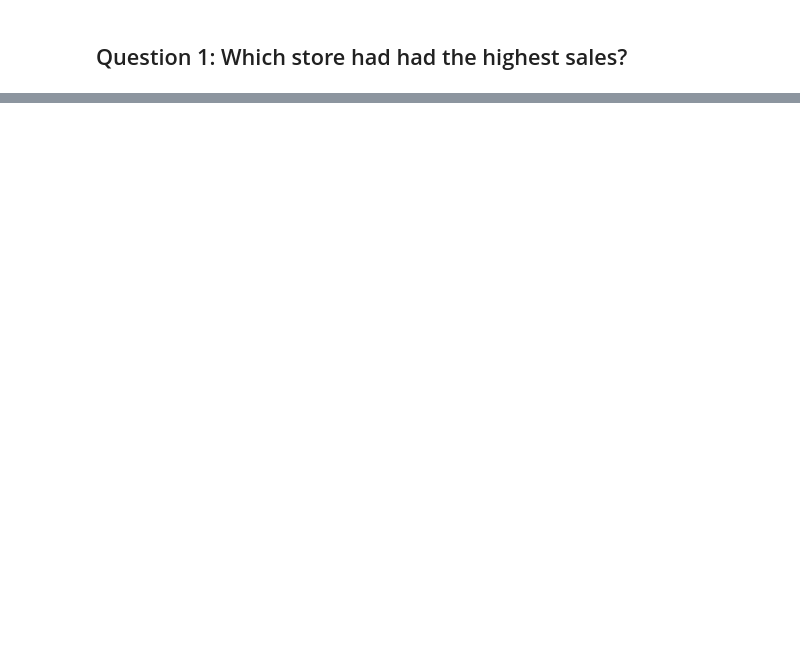
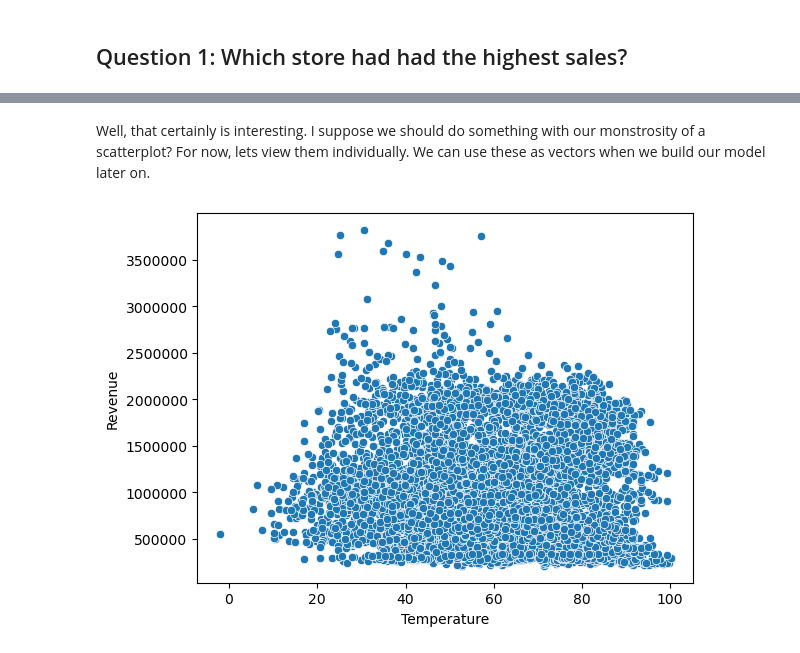
Before and after one commit to mitzu-93/walmart, a Jupyter notebook: Walmart Sales Analysis.ipynb, the cells around one changed output, grey strips where cells are left out. Saved outputs shown, nothing was run; the diff lists cells and outputs as text; code cells hidden in the pictures; blank space fills up the shorter version.

```diff
--- a/Walmart Sales Analysis.ipynb
+++ b/Walmart Sales Analysis.ipynb
@@ -101,0 +132,9 @@ ValueError: No axis named Store for object type DataFrame
+# %% [markdown]
+Well, that certainly is interesting. I suppose we should do something with our monstrosity of a scatterplot? For now, lets view them individually. We can use these as vectors when we build our model later on.
+# %%
+temperature_sales = sns.scatterplot(x=all_data['Temperature'], y=all_data['Weekly_Sales'])
+temperature_sales.set_xlabel('Temperature')
+temperature_sales.set_ylabel('Revenue')
+temperature_sales.ticklabel_format(style='plain', axis='y',useOffset=False)
+# %% [output]
+[figure, added]
```
Also changed, not shown: parts of 20 cells of this notebook.
